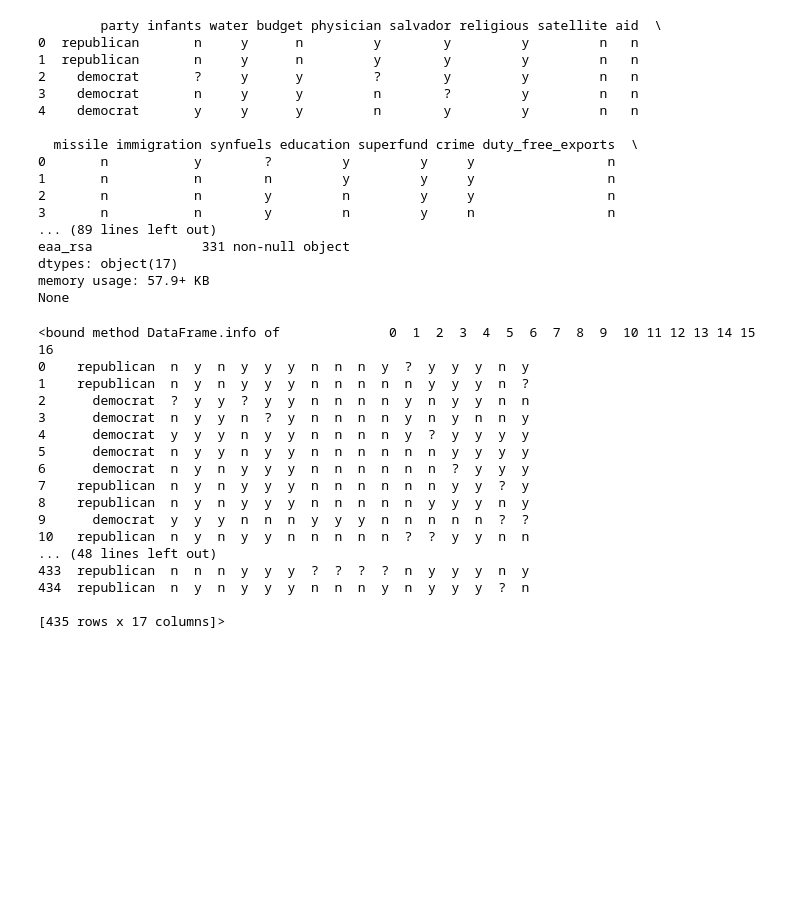
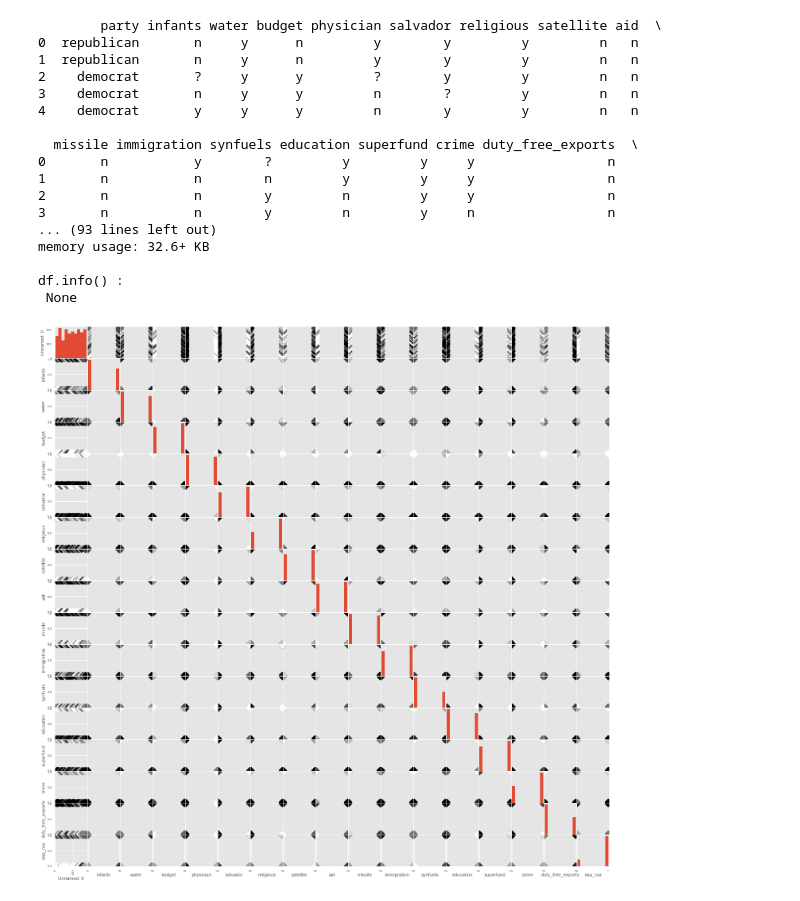
Before and after one commit to 201511608/Anaconda, a Jupyter notebook: MachineLearning_Supervised.ipynb, the cells around one changed output. Cells and saved outputs as stored; diff of their text form; code cells hidden in the pictures; blank space fills up the shorter version.

```diff
--- a/MachineLearning_Supervised.ipynb
+++ b/MachineLearning_Supervised.ipynb
@@ -1,3 +13,26 @@
+# %%
+# Important Commands
+
+# All Data Plot
+plt.style.use('ggplot')
+_=pd.scatter_matrix(df,c=y,figsize = [10,10],s=150,marker ='D')   # Visual Plot  !Important!
+#
+df.replace(('y', 'n'), (1, 0), inplace=True)  # Total DataFrame replace  y/n -> 1/0
+#
+df.dropna(axis=0, how='any', inplace = True)# Remove all nan
+
+# Drop Column among all column
+X = df.drop('party', axis=1).values
+
+#
+df.to_csv("US_Voting_Filtered_Data_.csv") # Data Frame to csv
+df.to_csv("US_Voting_Filtered_Data_.csv",index=False) # No index is stored in saperate column
+
+# Plot from data frames
+plt.figure()
+sns.countplot(x='religious', hue='party', data=df, palette='RdBu')
+plt.xticks([0,1], ['No', 'Yes'])
+plt.show()
 # %%
 #1
 # Sklearn
@@ -72,10 +109,13 @@ df.head() :
 max            2.500000
 [figure]
 # %%
+#4.1
 # 'Democrat' or 'Republican'
 #  Voting
 import pandas as pd
 import numpy as np
+
+import matplotlib.pyplot as plt
 df=pd.read_csv('US_Voting_Data.csv')        # Must do Preprossing Before using the Data
 print(df.head())
 print(df.shape)
@@ -93,57 +133,50 @@ df.physician.replace('?',np.nan, inplace=True)
 df.salvador.replace('?',np.nan, inplace=True)
 df.religious.replace('?',np.nan, inplace=True)
 df.satellite.replace('?',np.nan, inplace=True)
 
 df.aid.replace('?',np.nan, inplace=True)
 df.missile.replace('?',np.nan, inplace=True)
 df.immigration.replace('?',np.nan, inplace=True)
 df.synfuels.replace('?',np.nan, inplace=True)
 df.education.replace('?',np.nan, inplace=True)
 df.superfund.replace('?',np.nan, inplace=True)
 df.crime.replace('?',np.nan, inplace=True)
 
 df.duty_free_exports.replace('?',np.nan, inplace=True)
 df.eaa_rsa.replace('?',np.nan, inplace=True)
 
+df.replace(('y', 'n'), (1, 0), inplace=True)  # Total DataFrame replace  y/n -> 1/0
+
+df.dropna(axis=0, how='any', inplace = True)# Remove all nan
+
+print("\ndf.head() :\n",df.head())
+print("\ndf.info() :\n",df.info())
 
 
-print(df.head())
-print(df.info())
+
+#Plot
+
+plt.style.use('ggplot')
+features=df.loc[:, df.columns != 'party']
+labels=df.party.replace(('democrat', 'republican'), (1, 0))
+_=pd.scatter_matrix(features,c=labels,figsize = [25,25],s=150,marker ='D')
+plt.show()
 # %% [output]
         party infants water budget physician salvador religious satellite aid  \
 0  republican       n     y      n         y        y         y         n   n
 1  republican       n     y      n         y        y         y         n   n
 2    democrat       ?     y      y         ?        y         y         n   n
 3    democrat       n     y      y         n        ?         y         n   n
 4    democrat       y     y      y         n        y         y         n   n
 
   missile immigration synfuels education superfund crime duty_free_exports  \
 0       n           y        ?         y         y     y                 n
 1       n           n        n         y         y     y                 n
 2       n           n        y         n         y     y                 n
 3       n           n        y         n         y     n                 n
-... (89 lines left out)
-eaa_rsa              331 non-null object
-dtypes: object(17)
-memory usage: 57.9+ KB
-None
+... (93 lines left out)
+memory usage: 32.6+ KB
+
+df.info() :
+ None
+[figure, added]
-# %%
-df.info
-# %% [output]
-<bound method DataFrame.info of              0  1  2  3  4  5  6  7  8  9  10 11 12 13 14 15 16
-0    republican  n  y  n  y  y  y  n  n  n  y  ?  y  y  y  n  y
-1    republican  n  y  n  y  y  y  n  n  n  n  n  y  y  y  n  ?
-2      democrat  ?  y  y  ?  y  y  n  n  n  n  y  n  y  y  n  n
-3      democrat  n  y  y  n  ?  y  n  n  n  n  y  n  y  n  n  y
-4      democrat  y  y  y  n  y  y  n  n  n  n  y  ?  y  y  y  y
-5      democrat  n  y  y  n  y  y  n  n  n  n  n  n  y  y  y  y
-6      democrat  n  y  n  y  y  y  n  n  n  n  n  n  ?  y  y  y
-7    republican  n  y  n  y  y  y  n  n  n  n  n  n  y  y  ?  y
-8    republican  n  y  n  y  y  y  n  n  n  n  n  y  y  y  n  y
-9      democrat  y  y  y  n  n  n  y  y  y  n  n  n  n  n  ?  ?
-10   republican  n  y  n  y  y  n  n  n  n  n  ?  ?  y  y  n  n
-... (48 lines left out)
-433  republican  n  n  n  y  y  y  ?  ?  ?  ?  n  y  y  y  n  y
-434  republican  n  y  n  y  y  y  n  n  n  y  n  y  y  y  ?  n
-
-[435 rows x 17 columns]>
```
Also changed, not shown: parts of 7 cells of this notebook, 1 other file.
